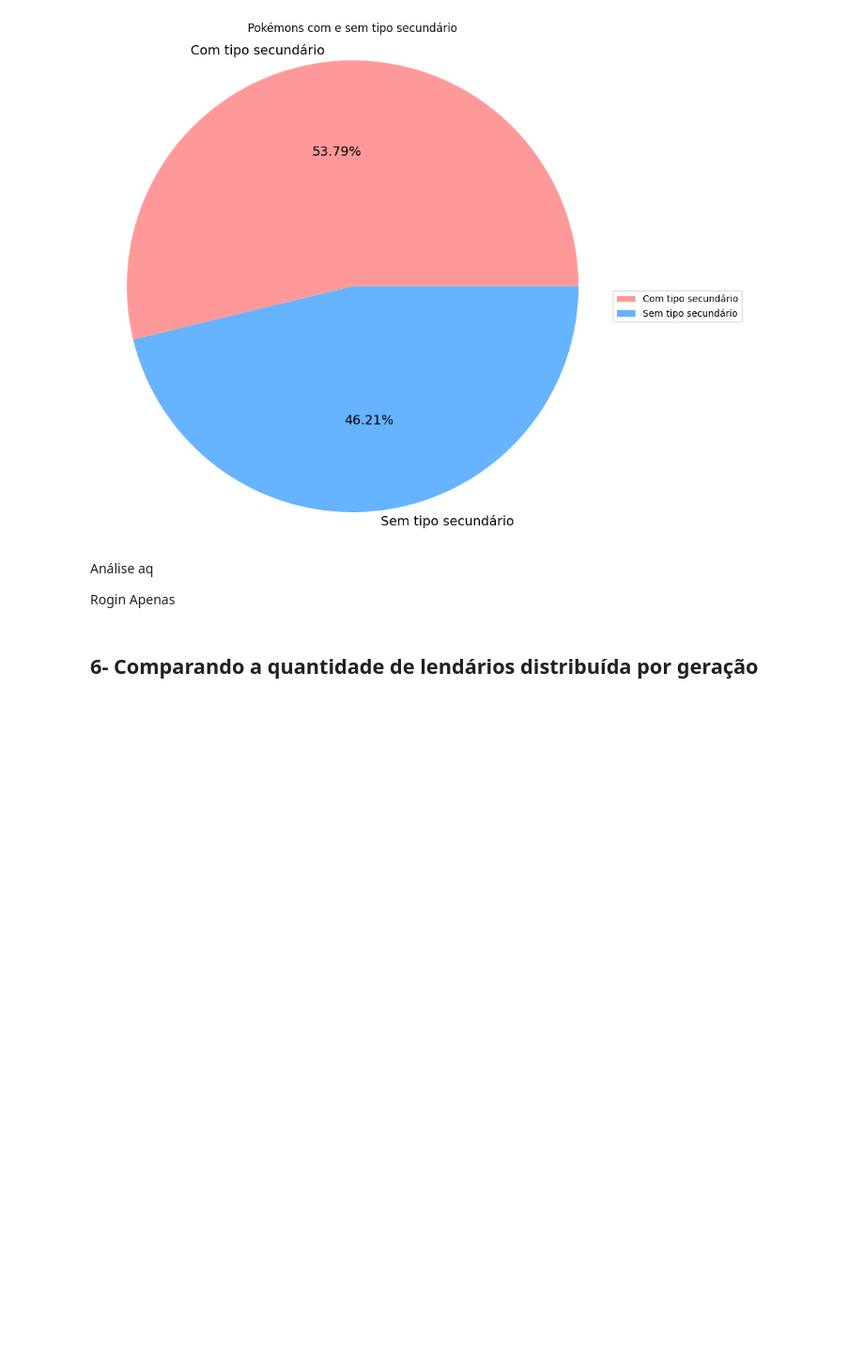
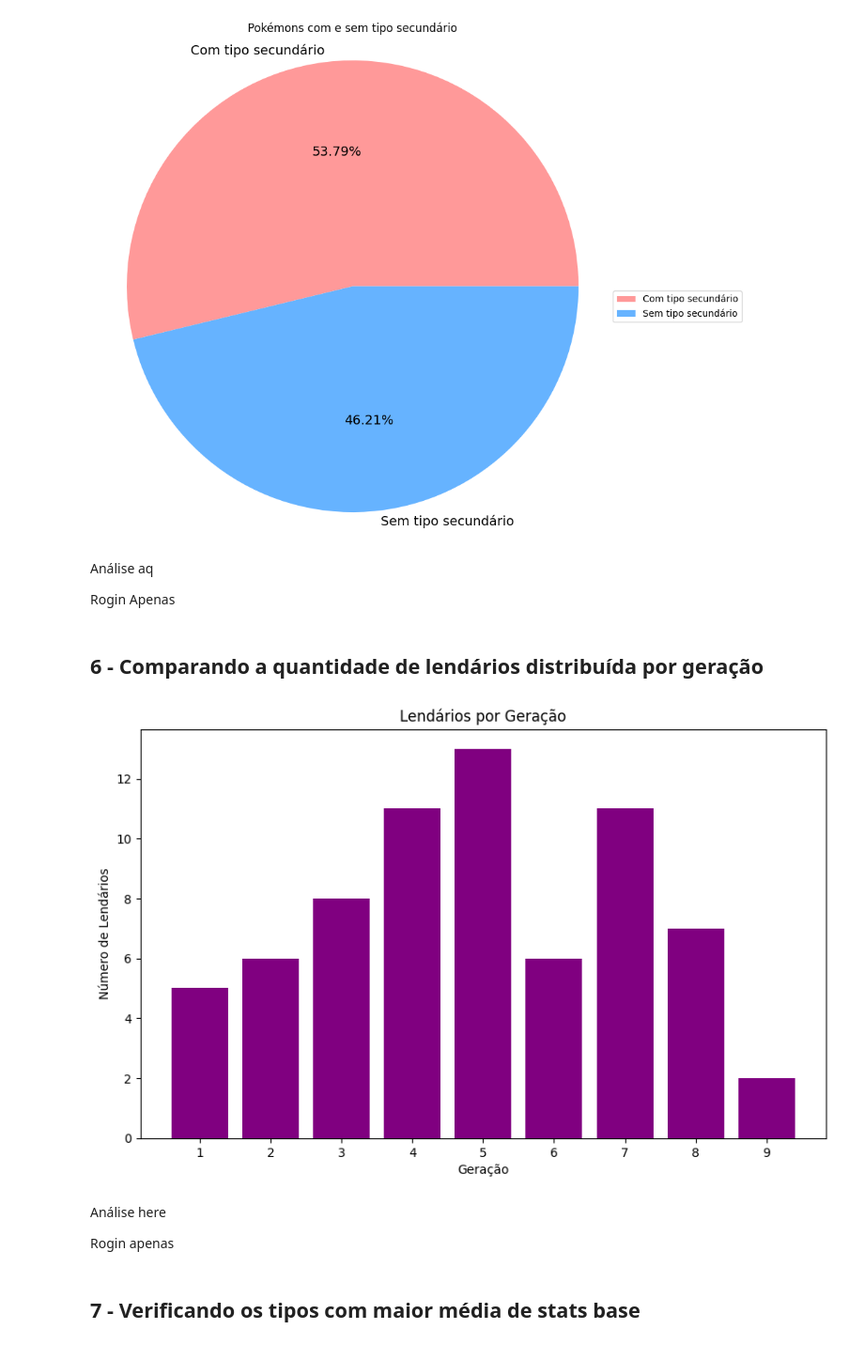
Before and after one commit to RogerFerre1/Projeto_analise_de_dados_Pokemon, a Jupyter notebook: Pokemon.ipynb, the cells around one changed output. Shown: that part at 94% size. Saved outputs shown, nothing was run; the diff lists cells and outputs as text; code cells hidden in the pictures; blank space fills up the shorter version.

Commit message:
Análise de dados Pokédex

```diff
--- a/Pokemon.ipynb
+++ b/Pokemon.ipynb
@@ -161,4 +161,59 @@ Análise aq
 
 Rogin Apenas
 # %% [markdown]
-## 6- Comparando a quantidade de lendários distribuída por geração
+## 6 - Comparando a quantidade de lendários distribuída por geração
+# %%
+def get_generation(num):
+    if 1 <= num <= 151:
+        return 1
+    elif 152 <= num <= 251:
+        return 2
+    elif 252 <= num <= 386:
+        return 3
+    elif 387 <= num <= 493:
+        return 4
+    elif 494 <= num <= 649:
+        return 5
+    elif 650 <= num <= 721:
+        return 6
+    elif 722 <= num <= 809:
+        return 7
+    elif 810 <= num <= 905:
+        return 8
+    elif 906 <= num <= 1025:
+        return 9
+    else:
+        return None
+
+
+
+arquivo['Legendary'] = arquivo['Legendary'].astype(bool)
+
+arquivo["Generation"] = arquivo["#"].apply(get_generation)
+
+lend = arquivo[arquivo["Legendary"] == True]
+
+
+lend_por_gen = lend.groupby('Generation')['#'].nunique()
+# display(lend_por_gen)
+
+
+# for gen, nomes in lend.groupby('Generation')['Name']:
+#     print(f"Geração {gen}: {', '.join(nomes)}")
+
+plt.figure(figsize=(10,6))
+plt.bar(lend_por_gen.index, lend_por_gen.values, color='purple')
+plt.xticks(lend_por_gen.index)
+plt.xlabel("Geração")
+plt.ylabel("Número de Lendários")
+plt.title("Lendários por Geração")
+plt.show()
+# %% [output]
+[figure, added]
+# %% [markdown]
+Análise here
+
+
+Rogin apenas
+# %% [markdown]
+## 7 - Verificando os tipos com maior média de stats base
```
Also changed, not shown: parts of 30 cells of this notebook, 2 other files.
